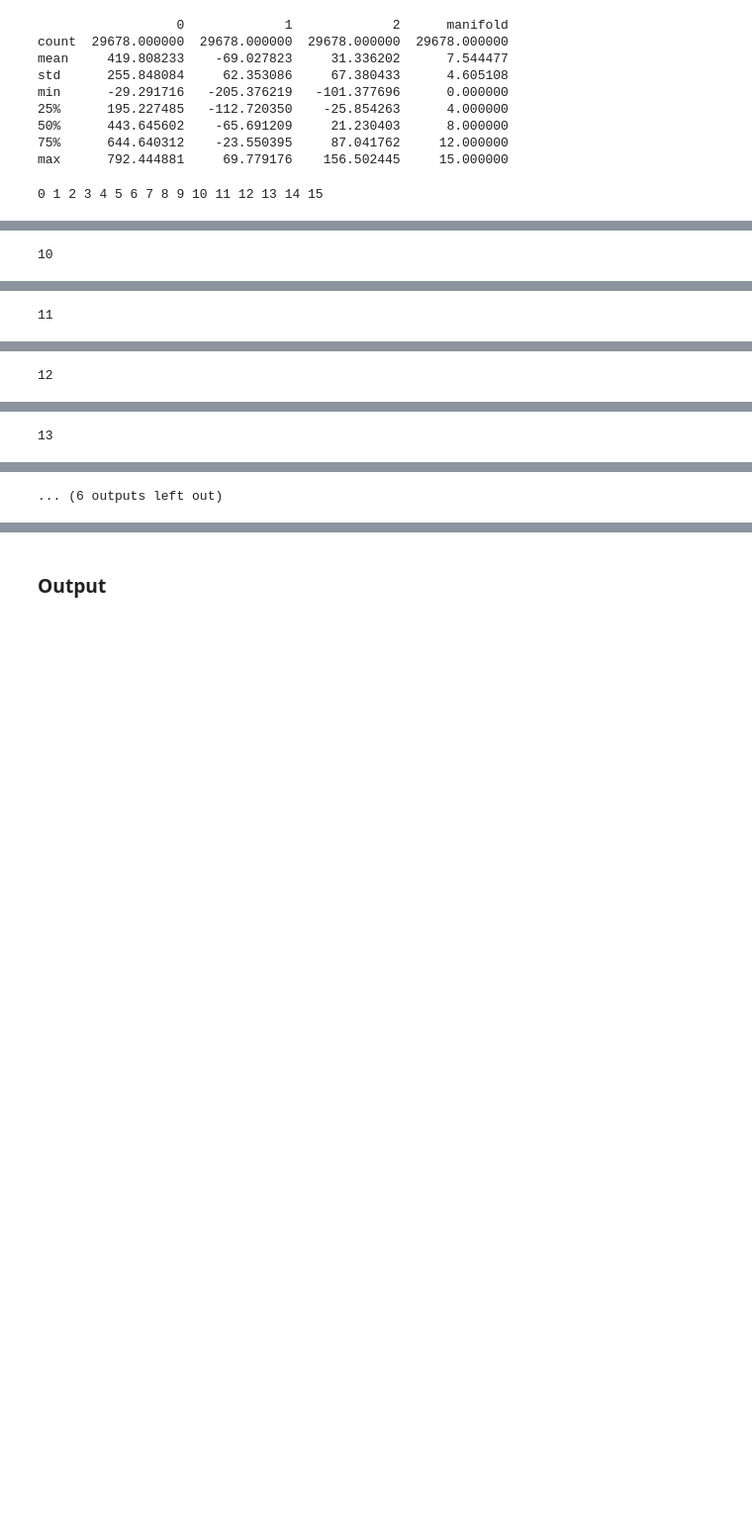
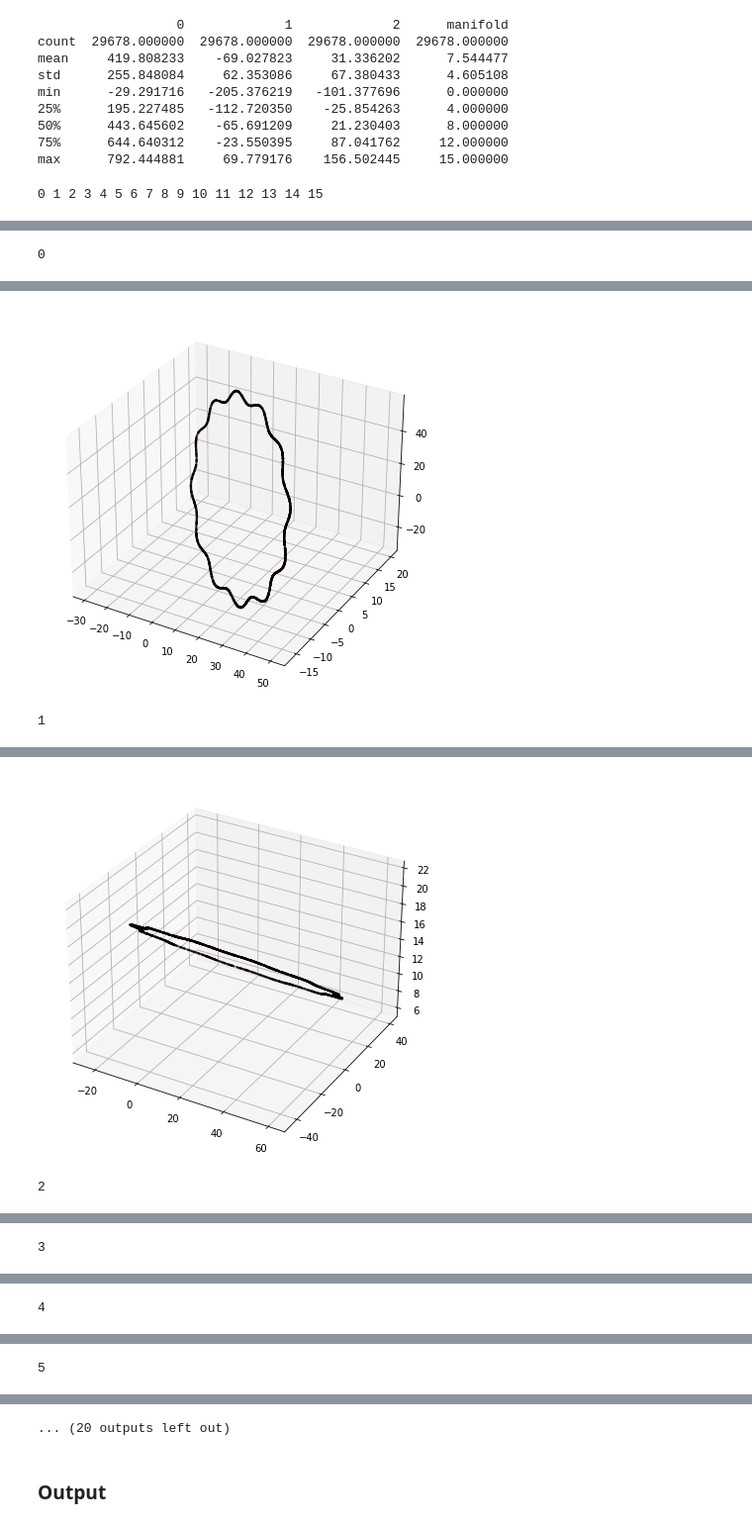
Before and after one commit to Optimizer-Competition2022-Hybrid/Round-3, a Jupyter notebook: Optimization31.ipynb, the cells around one changed output, grey strips where cells are left out. Shown at 99% size. Saved outputs shown, nothing was run; the diff lists cells and outputs as text; code cells hidden in the pictures; blank space fills up the shorter version.

Commit message:
add visualization

```diff
--- a/Optimization31.ipynb
+++ b/Optimization31.ipynb
@@ -244,9 +244,10 @@ visualize_4d(df[df['manifold'] == 11][[0,1,2,'cluster']], hot=False)
 [interactive output not drawn]
 # %%
 plt.close('all')
-for i in range(10, 16):
+%matplotlib inline
+for i in range(m):
   print(i)
   visualize_4d(df[df['manifold'] == i])
 D = [2, 2, 1, 2, 2, 1, 1, 1, 2, 2, 1, 2, 1, 1, 2, 2]
 # %% [output]
-10
+0
@@ -255 +254,2 @@ D = [2, 2, 1, 2, 2, 1, 1, 1, 2, 2, 1, 2, 1, 1, 2, 2]
+[figure, added]
-11
+1
@@ -258 +256,2 @@ D = [2, 2, 1, 2, 2, 1, 1, 1, 2, 2, 1, 2, 1, 1, 2, 2]
+[figure, added]
-12
+2
@@ -261 +259 @@ D = [2, 2, 1, 2, 2, 1, 1, 1, 2, 2, 1, 2, 1, 1, 2, 2]
-13
+3
@@ -264 +261 @@ D = [2, 2, 1, 2, 2, 1, 1, 1, 2, 2, 1, 2, 1, 1, 2, 2]
-... (6 outputs left out)
+4
@@ -264,0 +263 @@ D = [2, 2, 1, 2, 2, 1, 1, 1, 2, 2, 1, 2, 1, 1, 2, 2]
+5
@@ -265,3 +265,4 @@ D = [2, 2, 1, 2, 2, 1, 1, 1, 2, 2, 1, 2, 1, 1, 2, 2]
+... (20 outputs left out)
 # %% [markdown]
 ### Output
 # %%
```
Also changed, not shown: parts of 1 cell of this notebook.
